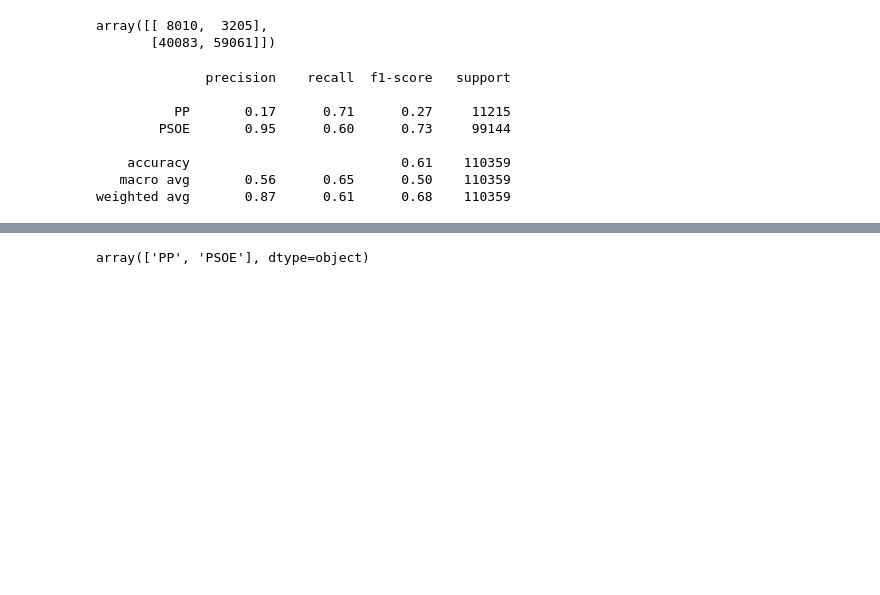
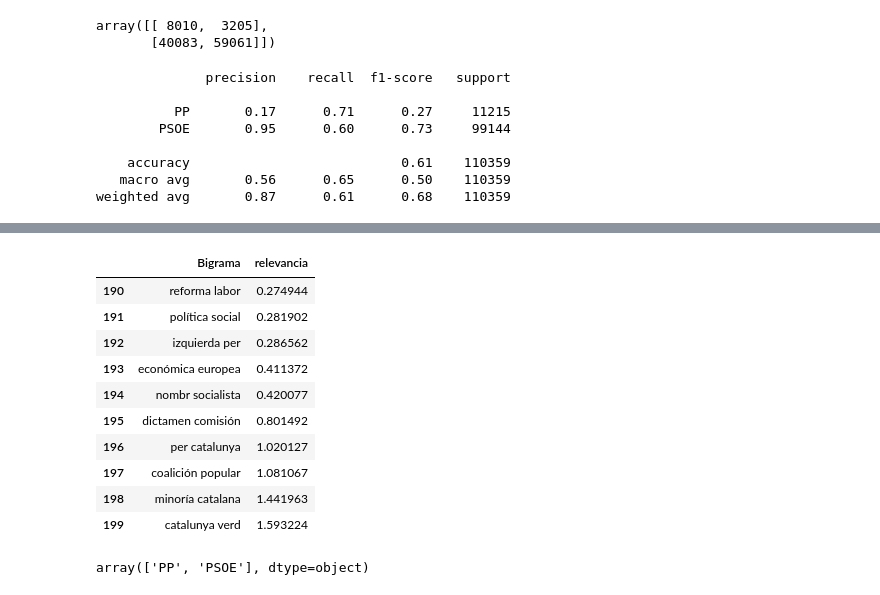
Before and after one commit to LCaravaggio/politext, a Jupyter notebook: Toda_la_base.ipynb, the cells around one changed output, grey strips where cells are left out. Cells and saved outputs as stored; diff of their text form; code cells hidden in the pictures; blank space fills up the shorter version.

```diff
--- a/Toda_la_base.ipynb
+++ b/Toda_la_base.ipynb
@@ -113,3 +109,17 @@ sorted(features, key = lambda x: x[1])
+# %%
+pd.DataFrame(sorted(features, key = lambda x: x[1]), columns =['Bigrama','relevancia']).tail(10)
+# %% [output]
+|  | Bigrama | relevancia |
+| 190 | reforma labor | 0.274944 |
+| 191 | política social | 0.281902 |
+| 192 | izquierda per | 0.286562 |
+| 193 | económica europea | 0.411372 |
+| 194 | nombr socialista | 0.420077 |
+| 195 | dictamen comisión | 0.801492 |
+| 196 | per catalunya | 1.020127 |
+| 197 | coalición popular | 1.081067 |
+| 198 | minoría catalana | 1.441963 |
+| 199 | catalunya verd | 1.593224 |
 # %%
 # Entiendo que un número negativo en el coeficiente implica que el bigrama correlaciona bien con la clase 0, es decir PP. Por el otro lado, un coeficiente positivo implica que el bigrama correlaciona mejor con PSOE.
 lr.classes_
```
Also changed, not shown: parts of 14 cells of this notebook.
